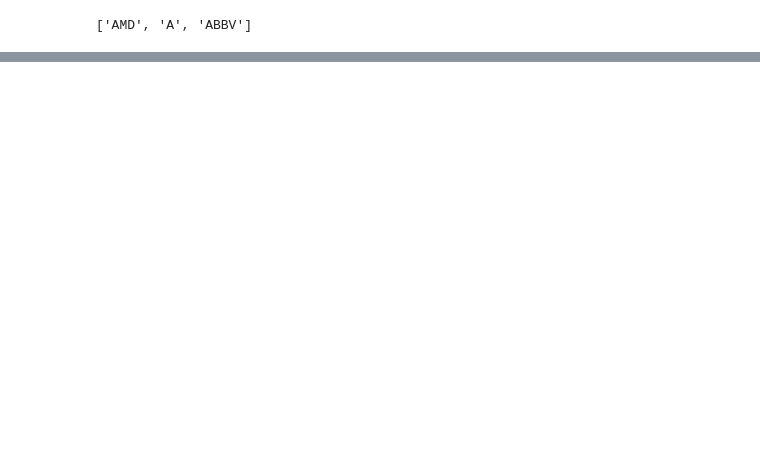
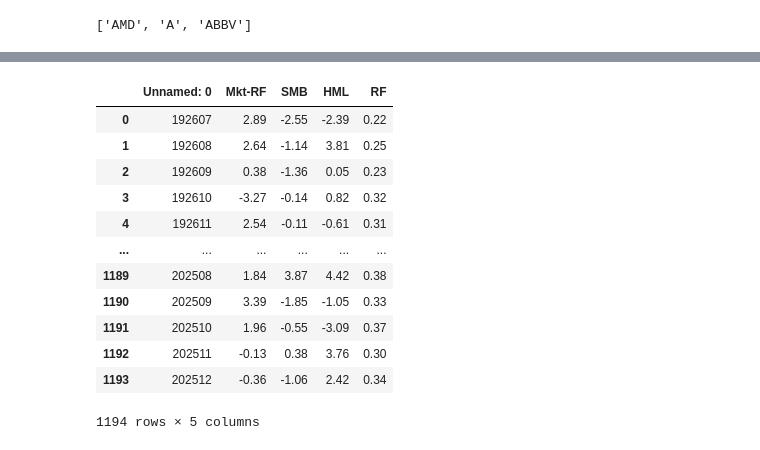
Before and after one commit to ZohairKanani/StockAnalysis, a Jupyter notebook: notebook/Untitled.ipynb, the cells around one changed output, grey strips where cells are left out. Saved outputs shown, nothing was run; the diff lists cells and outputs as text; code cells hidden in the pictures; blank space fills up the shorter version.

```diff
--- a/notebook/Untitled.ipynb
+++ b/notebook/Untitled.ipynb
@@ -238,0 +389,17 @@ Go Short on  ['PAYC', 'SMCI', 'GDDY', 'COIN', 'CHTR', 'TTD', 'FISV', 'BF.B', 'BR
+# %%
+hi = pd.read_csv('ff_monthly.csv')
+hi
+# %% [output]
+|  | Unnamed: 0 | Mkt-RF | SMB | HML | RF |
+| 0 | 192607 | 2.89 | -2.55 | -2.39 | 0.22 |
+| 1 | 192608 | 2.64 | -1.14 | 3.81 | 0.25 |
+| 2 | 192609 | 0.38 | -1.36 | 0.05 | 0.23 |
+| 3 | 192610 | -3.27 | -0.14 | 0.82 | 0.32 |
+| 4 | 192611 | 2.54 | -0.11 | -0.61 | 0.31 |
+| ... | ... | ... | ... | ... | ... |
+| 1189 | 202508 | 1.84 | 3.87 | 4.42 | 0.38 |
+| 1190 | 202509 | 3.39 | -1.85 | -1.05 | 0.33 |
+| 1191 | 202510 | 1.96 | -0.55 | -3.09 | 0.37 |
+| 1192 | 202511 | -0.13 | 0.38 | 3.76 | 0.30 |
+| 1193 | 202512 | -0.36 | -1.06 | 2.42 | 0.34 |
+1194 rows × 5 columns
```
Also changed, not shown: parts of 16 cells of this notebook, 7 other files.
